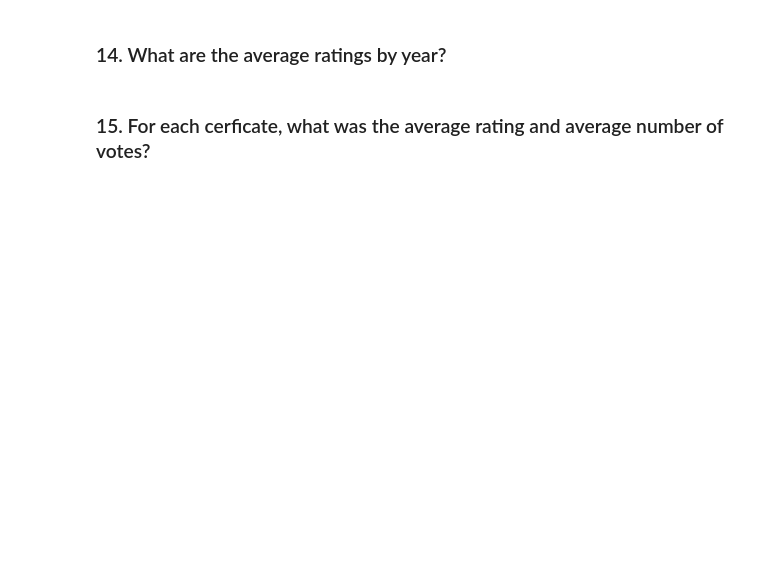
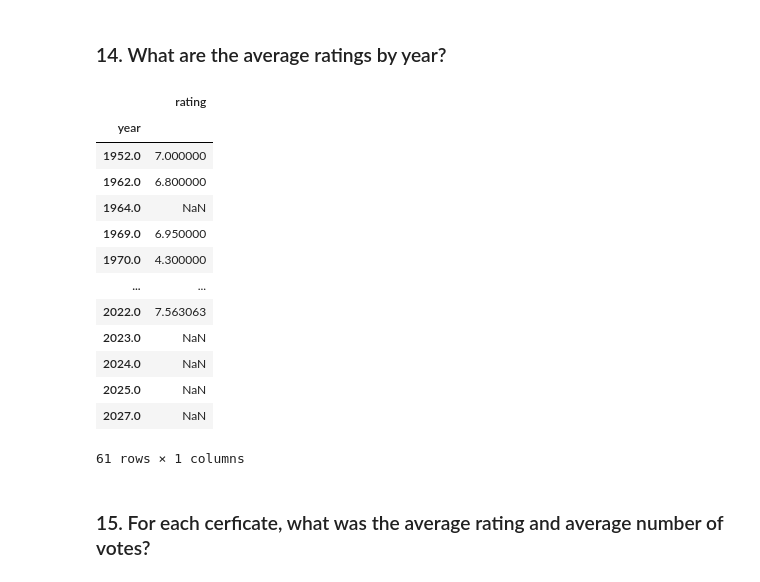
Before and after one commit to ABV-260510649/cis277-fa22-Lab3, a Jupyter notebook: Lab3.ipynb, the cells around one changed output. Drawn from its saved outputs; the diff is of its cells as text; code cells hidden in the pictures; blank space fills up the shorter version.

```diff
--- a/Lab3.ipynb
+++ b/Lab3.ipynb
@@ -269,4 +300,21 @@ df[df.plot_summary.str.contains('platformer') == True]
 # %% [markdown]
 ### 14. What are the average ratings by year?
+# %%
+pd.DataFrame(df.groupby('year').rating.mean())
+# %% [output]
+|  | rating |
+| year |  |
+| 1952.0 | 7.000000 |
+| 1962.0 | 6.800000 |
+| 1964.0 | NaN |
+| 1969.0 | 6.950000 |
+| 1970.0 | 4.300000 |
+| ... | ... |
+| 2022.0 | 7.563063 |
+| 2023.0 | NaN |
+| 2024.0 | NaN |
+| 2025.0 | NaN |
+| 2027.0 | NaN |
+61 rows × 1 columns
 # %% [markdown]
 ### 15. For each cerficate, what was the average rating and average number of votes?
```
Also changed, not shown: parts of 11 cells of this notebook.
